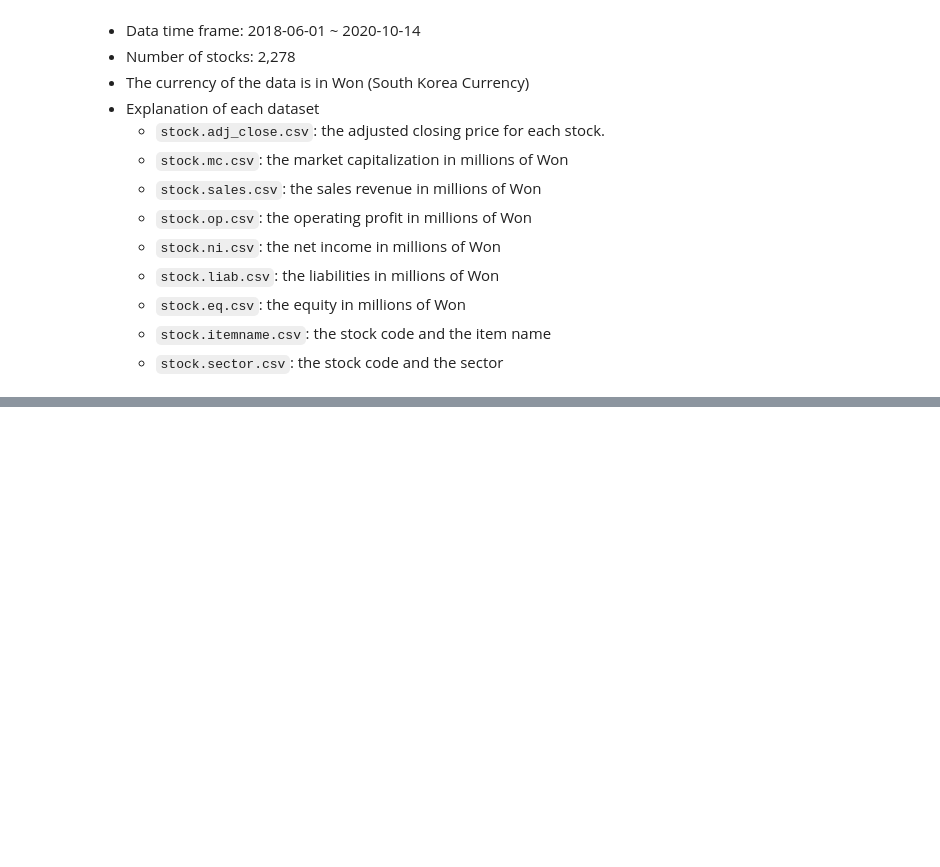
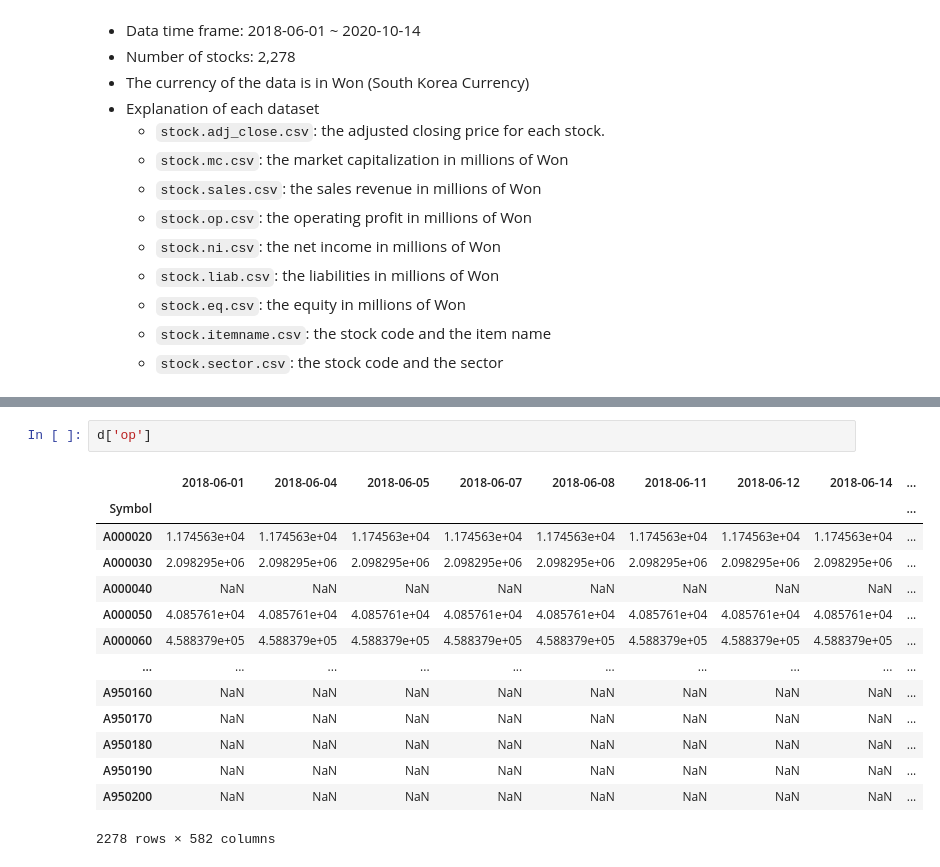
Before and after one commit to mjmax75/Stock_Analysis, a Jupyter notebook: stock_analysis.ipynb, the cells around one changed output, grey strips where cells are left out. Cells and saved outputs as stored; diff of their text form; blank space fills up the shorter version.

```diff
--- a/stock_analysis.ipynb
+++ b/stock_analysis.ipynb
@@ -50,0 +105,17 @@ done!  (2278, 582)
+# %%
+d['op']
+# %% [output]
+|  | 2018-06-01 | 2018-06-04 | 2018-06-05 | 2018-06-07 | 2018-06-08 | 2018-06-11 | 2018-06-12 | 2018-06-14 | ... |
+| Symbol |  |  |  |  |  |  |  |  | ... |
+| A000020 | 1.174563e+04 | 1.174563e+04 | 1.174563e+04 | 1.174563e+04 | 1.174563e+04 | 1.174563e+04 | 1.174563e+04 | 1.174563e+04 | ... |
+| A000030 | 2.098295e+06 | 2.098295e+06 | 2.098295e+06 | 2.098295e+06 | 2.098295e+06 | 2.098295e+06 | 2.098295e+06 | 2.098295e+06 | ... |
+| A000040 | NaN | NaN | NaN | NaN | NaN | NaN | NaN | NaN | ... |
+| A000050 | 4.085761e+04 | 4.085761e+04 | 4.085761e+04 | 4.085761e+04 | 4.085761e+04 | 4.085761e+04 | 4.085761e+04 | 4.085761e+04 | ... |
+| A000060 | 4.588379e+05 | 4.588379e+05 | 4.588379e+05 | 4.588379e+05 | 4.588379e+05 | 4.588379e+05 | 4.588379e+05 | 4.588379e+05 | ... |
+| ... | ... | ... | ... | ... | ... | ... | ... | ... | ... |
+| A950160 | NaN | NaN | NaN | NaN | NaN | NaN | NaN | NaN | ... |
+| A950170 | NaN | NaN | NaN | NaN | NaN | NaN | NaN | NaN | ... |
+| A950180 | NaN | NaN | NaN | NaN | NaN | NaN | NaN | NaN | ... |
+| A950190 | NaN | NaN | NaN | NaN | NaN | NaN | NaN | NaN | ... |
+| A950200 | NaN | NaN | NaN | NaN | NaN | NaN | NaN | NaN | ... |
+2278 rows × 582 columns
```
Also changed, not shown: parts of 7 cells of this notebook.
